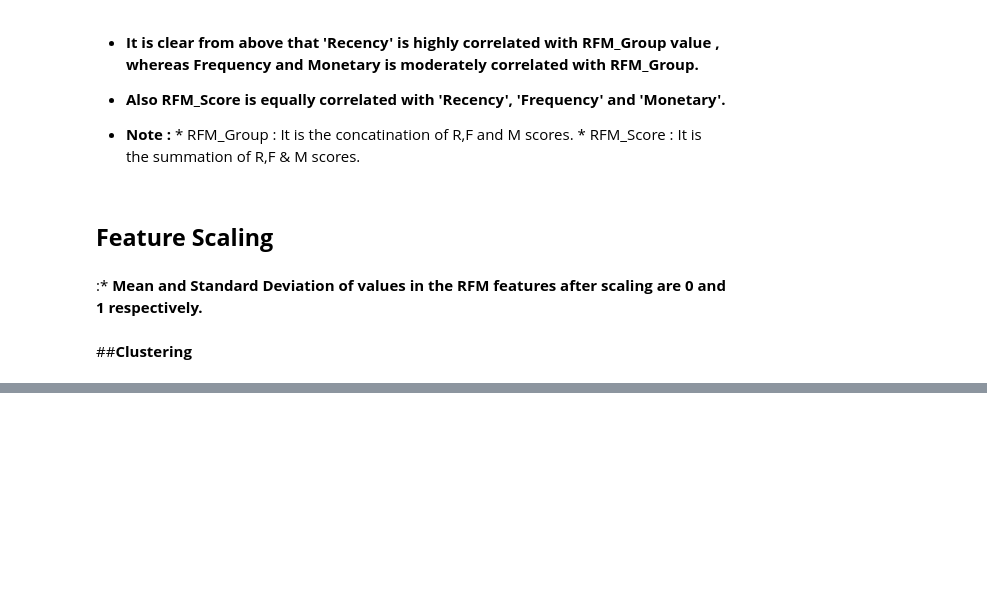
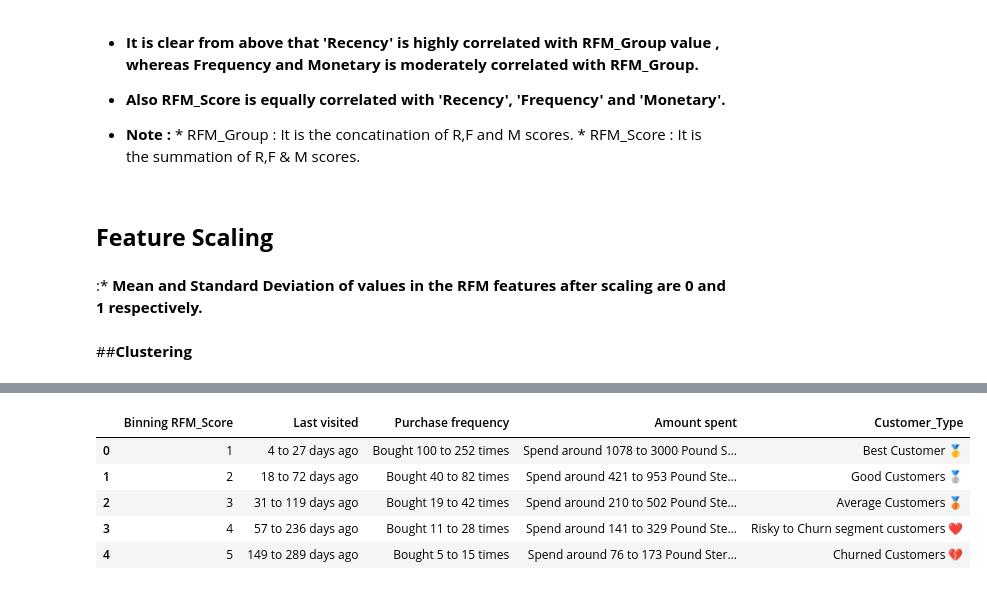
Before and after one commit to DhibarSumit10/Online-Retail-Customer-Segmentation, a Jupyter notebook: Online_Retail_Customer_Segmentation_Capstone_Project.ipynb, the cells around one changed output, grey strips where cells are left out. Drawn from its saved outputs; the diff is of its cells as text; code cells hidden in the pictures; blank space fills up the shorter version.

```diff
--- a/Online_Retail_Customer_Segmentation_Capstone_Project.ipynb
+++ b/Online_Retail_Customer_Segmentation_Capstone_Project.ipynb
@@ -762,0 +1128,23 @@ def plot_statistic_result(y, segment, title):
+# %%
+# Manually creating a list of customer type according to RFM_Score Binning
+
+Customer_Type = ['Best Customer 🥇', 'Good Customers 🥈', 'Average Customers 🥉', 'Risky to Churn segment customers ❤', 'Churned Customers 💔']
+
+# Storing the results dataframe into a variable
+
+Score_df = results['Binning RFM_Score'][1].reset_index()
+
+# Let's see the dataframe to understand customer type according to results of different clusters.
+
+Score_df = Score_df.assign(Customer_Type = Customer_Type)
+
+# Let's print the dataframe
+
+Score_df
+# %% [output]
+|  | Binning RFM_Score | Last visited | Purchase frequency | Amount spent | Customer_Type |
+| 0 | 1 | 4 to 27 days ago | Bought 100 to 252 times | Spend around 1078 to 3000 Pound S... | Best Customer 🥇 |
+| 1 | 2 | 18 to 72 days ago | Bought 40 to 82 times | Spend around 421 to 953 Pound Ste... | Good Customers 🥈 |
+| 2 | 3 | 31 to 119 days ago | Bought 19 to 42 times | Spend around 210 to 502 Pound Ste... | Average Customers 🥉 |
+| 3 | 4 | 57 to 236 days ago | Bought 11 to 28 times | Spend around 141 to 329 Pound Ste... | Risky to Churn segment customers ❤ |
+| 4 | 5 | 149 to 289 days ago | Bought 5 to 15 times | Spend around 76 to 173 Pound Ster... | Churned Customers 💔 |
```
Also changed, not shown: parts of 54 cells of this notebook.
